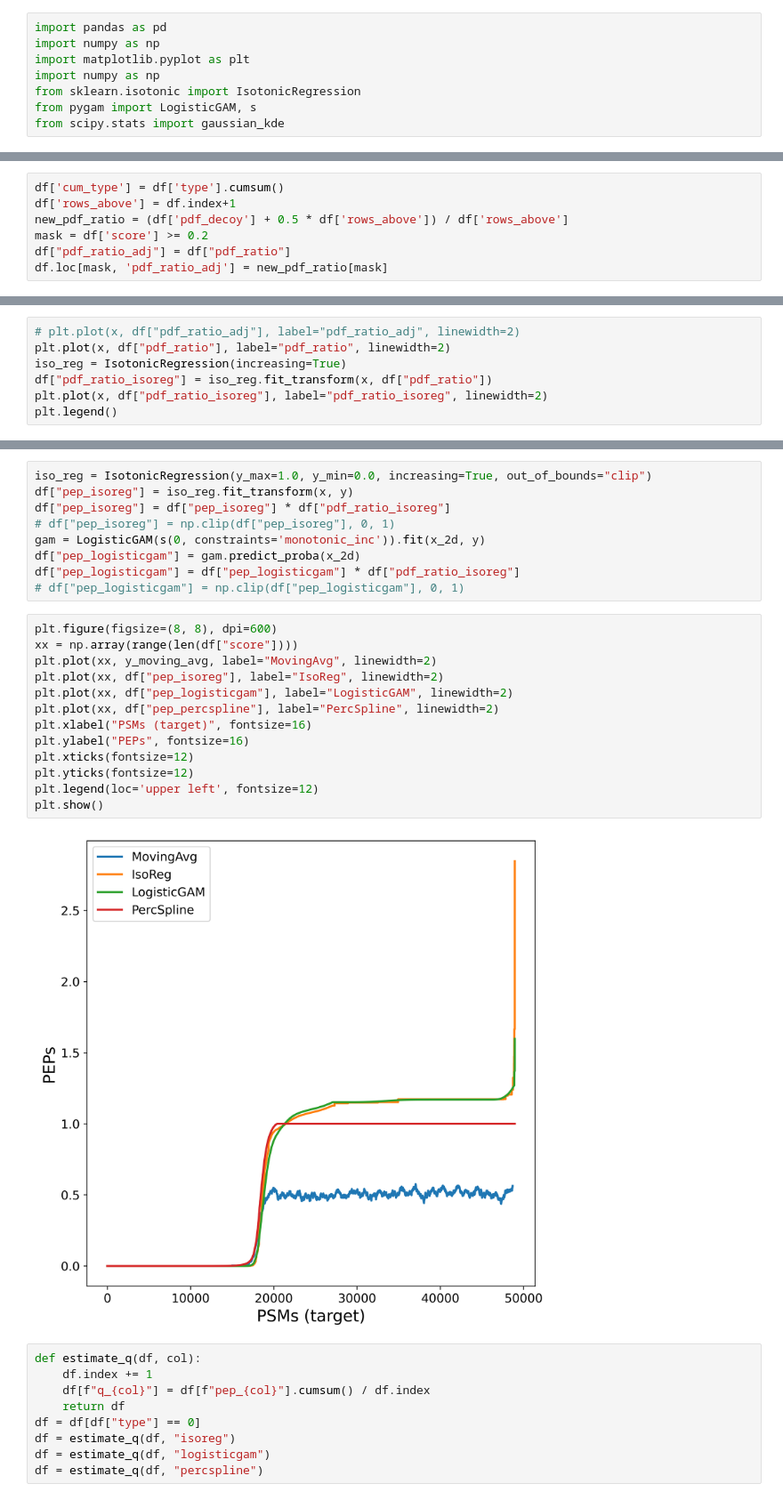
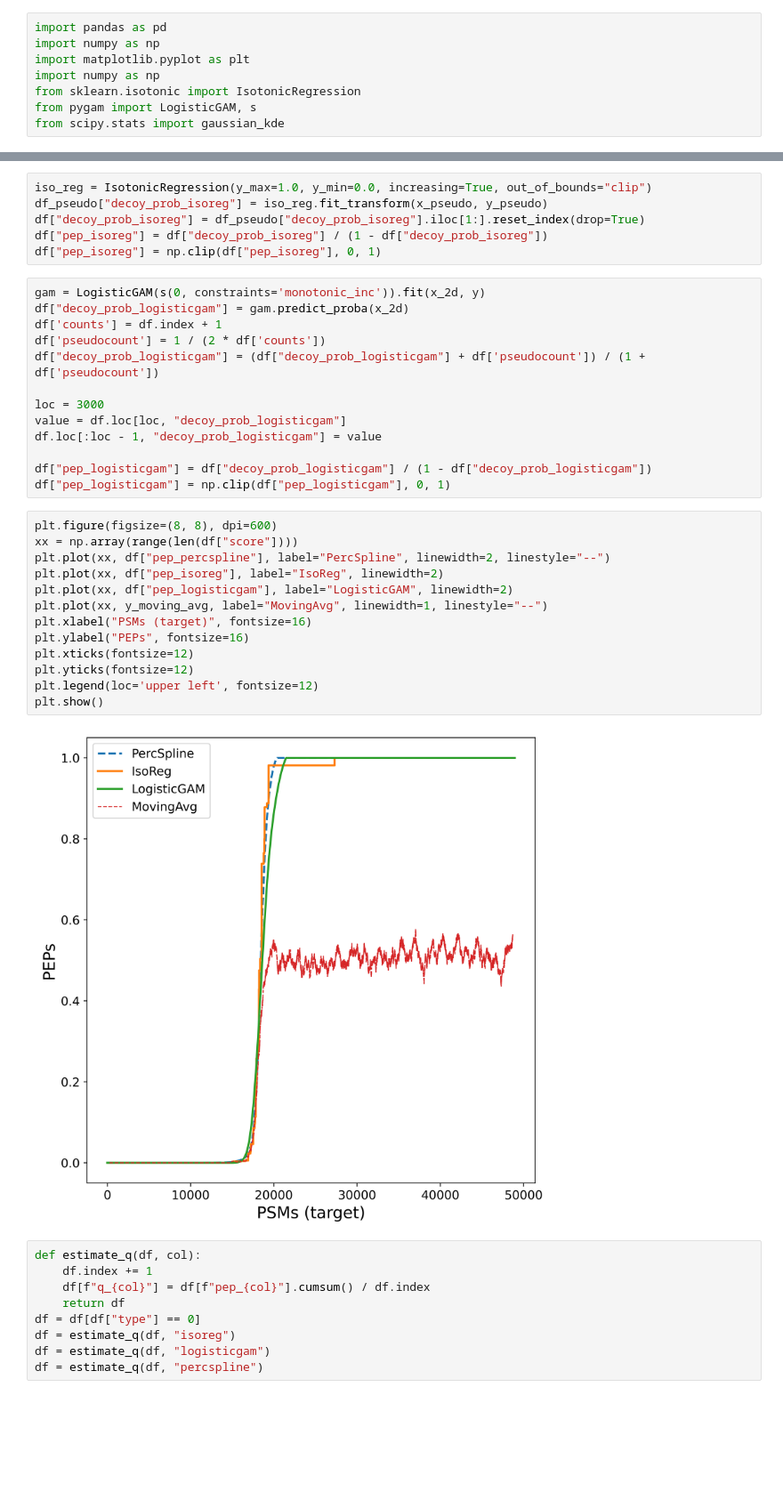
Before and after one commit to statisticalbiotechnology/smooth_q_to_pep, a Jupyter notebook: obs2pep.ipynb, the cells around one changed output, grey strips where cells are left out. Shown at 89% size. Saved outputs shown, nothing was run; the diff lists cells and outputs as text; blank space fills up the shorter version.

Commit message:
apply scaling and pseudo count

```diff
--- a/obs2pep.ipynb
+++ b/obs2pep.ipynb
@@ -50,7 +38,0 @@ prior_decoy = n_decoys / total
-# %%
-df['cum_type'] = df['type'].cumsum()
-df['rows_above'] = df.index+1
-new_pdf_ratio = (df['pdf_decoy'] + 0.5 * df['rows_above']) / df['rows_above']
-mask = df['score'] >= 0.2
-df["pdf_ratio_adj"] = df["pdf_ratio"]
-df.loc[mask, 'pdf_ratio_adj'] = new_pdf_ratio[mask]
@@ -83,7 +38,0 @@ df
-# %%
-# plt.plot(x, df["pdf_ratio_adj"], label="pdf_ratio_adj", linewidth=2)
-plt.plot(x, df["pdf_ratio"], label="pdf_ratio", linewidth=2)
-iso_reg = IsotonicRegression(increasing=True)
-df["pdf_ratio_isoreg"] = iso_reg.fit_transform(x, df["pdf_ratio"])
-plt.plot(x, df["pdf_ratio_isoreg"], label="pdf_ratio_isoreg", linewidth=2)
-plt.legend()
@@ -96,27 +39,37 @@ plt.legend()
 # %%
 iso_reg = IsotonicRegression(y_max=1.0, y_min=0.0, increasing=True, out_of_bounds="clip")
-df["pep_isoreg"] = iso_reg.fit_transform(x, y)
-df["pep_isoreg"] = df["pep_isoreg"] * df["pdf_ratio_isoreg"]
-# df["pep_isoreg"] = np.clip(df["pep_isoreg"], 0, 1)
-gam = LogisticGAM(s(0, constraints='monotonic_inc')).fit(x_2d, y)
-df["pep_logisticgam"] = gam.predict_proba(x_2d)
-df["pep_logisticgam"] = df["pep_logisticgam"] * df["pdf_ratio_isoreg"]
-# df["pep_logisticgam"] = np.clip(df["pep_logisticgam"], 0, 1)
+df_pseudo["decoy_prob_isoreg"] = iso_reg.fit_transform(x_pseudo, y_pseudo)
+df["decoy_prob_isoreg"] = df_pseudo["decoy_prob_isoreg"].iloc[1:].reset_index(drop=True)
+df["pep_isoreg"] = df["decoy_prob_isoreg"] / (1 - df["decoy_prob_isoreg"])
+df["pep_isoreg"] = np.clip(df["pep_isoreg"], 0, 1)
+# %%
+gam = LogisticGAM(s(0, constraints='monotonic_inc')).fit(x_2d, y)
+df["decoy_prob_logisticgam"] = gam.predict_proba(x_2d)
+df['counts'] = df.index + 1
+df['pseudocount'] = 1 / (2 * df['counts'])
+df["decoy_prob_logisticgam"] = (df["decoy_prob_logisticgam"] + df['pseudocount']) / (1 + df['pseudocount'])
+
+loc = 3000
+value = df.loc[loc, "decoy_prob_logisticgam"]
+df.loc[:loc - 1, "decoy_prob_logisticgam"] = value
+
+df["pep_logisticgam"] = df["decoy_prob_logisticgam"] / (1 - df["decoy_prob_logisticgam"])
+df["pep_logisticgam"] = np.clip(df["pep_logisticgam"], 0, 1)
 # %%
 plt.figure(figsize=(8, 8), dpi=600)
 xx = np.array(range(len(df["score"])))
-plt.plot(xx, y_moving_avg, label="MovingAvg", linewidth=2)
+plt.plot(xx, df["pep_percspline"], label="PercSpline", linewidth=2, linestyle="--")
 plt.plot(xx, df["pep_isoreg"], label="IsoReg", linewidth=2)
 plt.plot(xx, df["pep_logisticgam"], label="LogisticGAM", linewidth=2)
-plt.plot(xx, df["pep_percspline"], label="PercSpline", linewidth=2)
+plt.plot(xx, y_moving_avg, label="MovingAvg", linewidth=1, linestyle="--")
 plt.xlabel("PSMs (target)", fontsize=16)
 plt.ylabel("PEPs", fontsize=16)
 plt.xticks(fontsize=12)
 plt.yticks(fontsize=12)
 plt.legend(loc='upper left', fontsize=12)
 plt.show()
 # %% [output]
-[figure, old version]
+[figure, new version]
 # %%
 def estimate_q(df, col):
     df.index += 1
```
Also changed, not shown: parts of 6 cells of this notebook.
